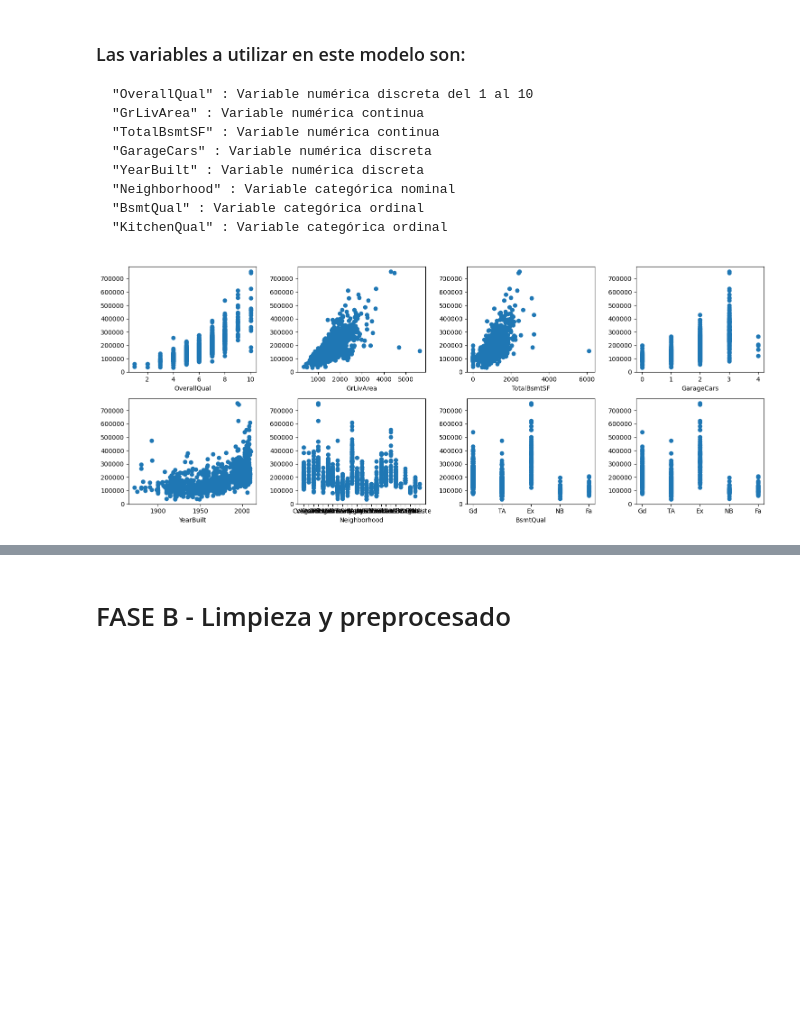
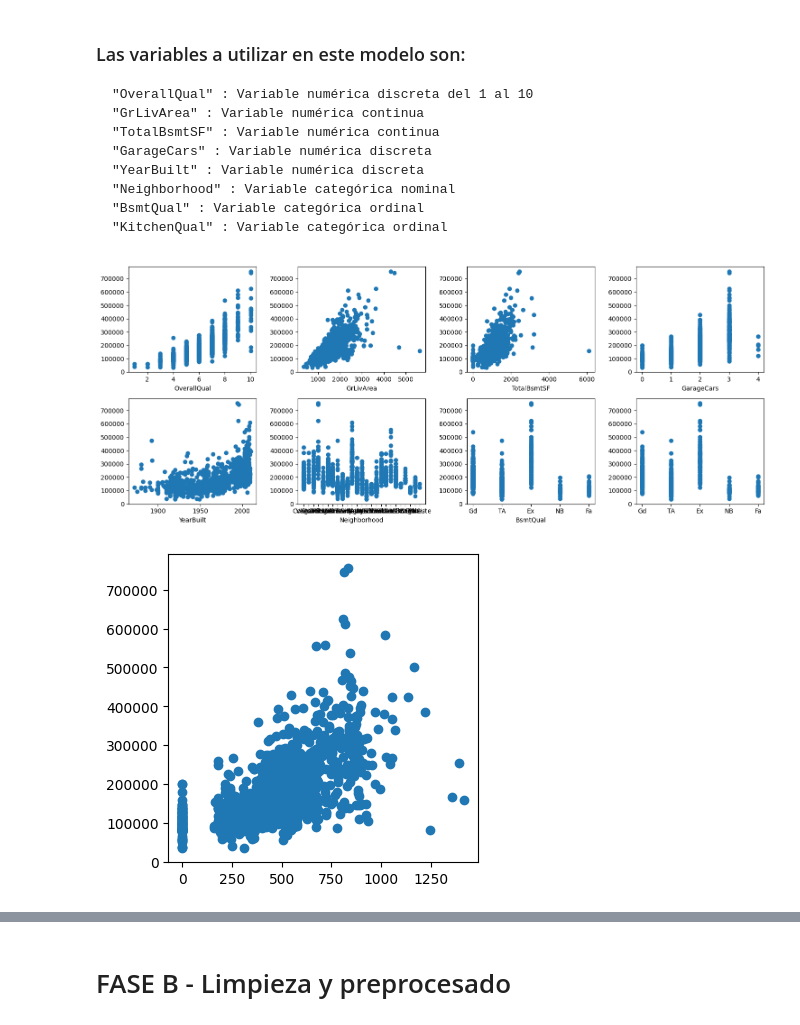
Before and after one commit to LLPB-pixel/TrabajoPrecioCasas, a Jupyter notebook: starting_model.ipynb, the cells around one changed output, grey strips where cells are left out. Saved outputs shown, nothing was run; the diff lists cells and outputs as text; code cells hidden in the pictures; blank space fills up the shorter version.

```diff
--- a/starting_model.ipynb
+++ b/starting_model.ipynb
@@ -111,19 +113,25 @@ df['BsmtQual'] = df['BsmtQual'].fillna('NB')
 # %%
 atributos = winner_var_list
 
-def dispersion():
-    fig, axes = plt.subplots(ncols=4, nrows=2, figsize=(15, 6))
+def dispersion(dataset, attrs, numcol, numrow):
+    fig, axes = plt.subplots(ncols=numcol, nrows=numrow, figsize=(15, 6))
     for i, ax in enumerate(axes.flatten()):
-        attr = atributos[i]
+        if i > len(attrs):
+            break
+        attr = attrs[i]
         if i==7:
-            serie = df["BsmtQual"].fillna('NB')
-            ax.scatter(serie, df.SalePrice)
+            serie = dataset["BsmtQual"].fillna('NB')
+            ax.scatter(serie, dataset.SalePrice)
         else:
-            ax.scatter(df[attr], df.SalePrice)
+            ax.scatter(dataset[attr], dataset.SalePrice)
             ax.set_xlabel(attr)
 
     plt.tight_layout()
     plt.show()
-dispersion()
+dispersion(df, atributos, 4, 2)
+plt.figure(figsize=(4,4))
+plt.scatter(df.GarageArea, df.SalePrice)
+plt.plot();
 # %% [output]
 [figure]
+[figure, added]
```
Also changed, not shown: parts of 11 cells of this notebook.
